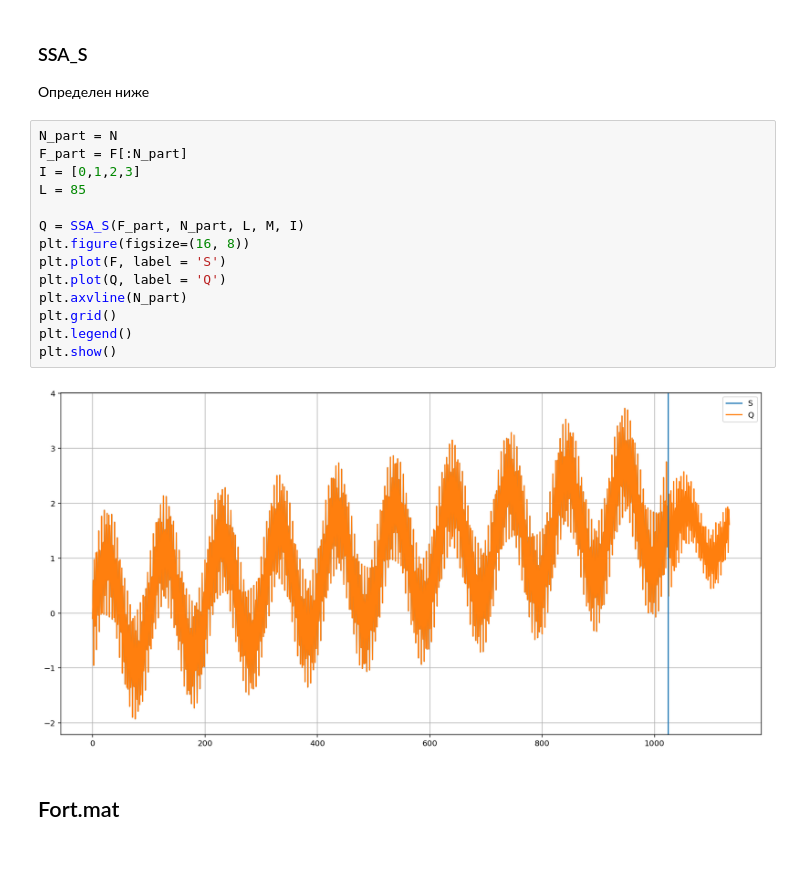
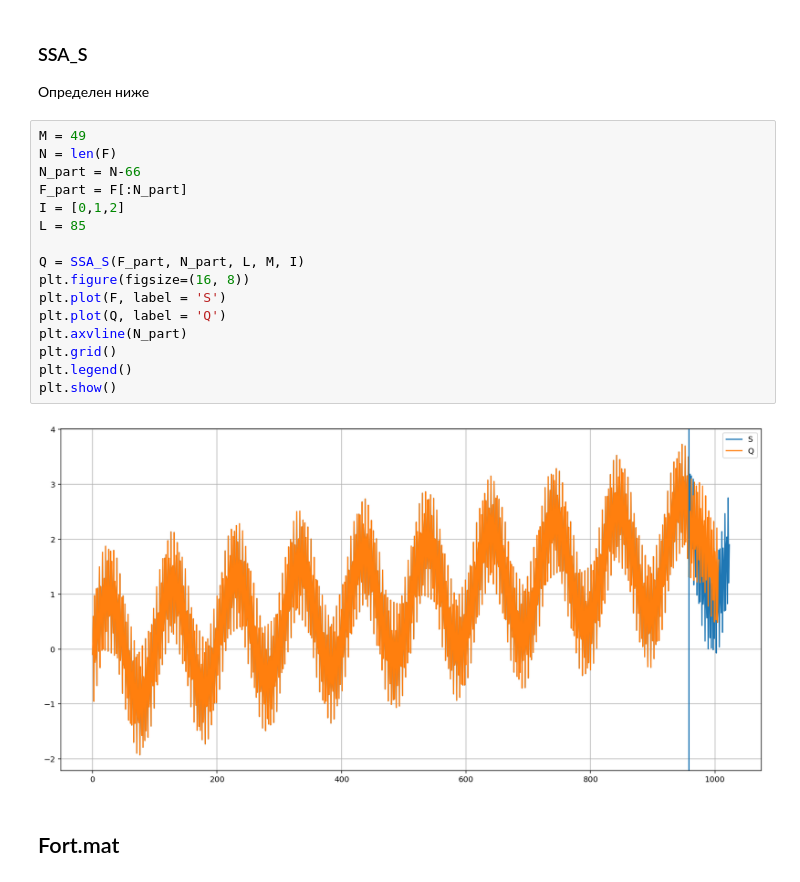
Before and after one commit to ghspbravo/TSA-ep2, a Jupyter notebook: LR1/LR1.ipynb, the cells around one changed output. Drawn from its saved outputs; the diff is of its cells as text.

```diff
--- a/LR1/LR1.ipynb
+++ b/LR1/LR1.ipynb
@@ -239,21 +237,23 @@ plt.show()
 
 Определен ниже
 # %%
-N_part = N
+M = 49
+N = len(F)
+N_part = N-66
 F_part = F[:N_part]
-I = [0,1,2,3]
+I = [0,1,2]
 L = 85
 
 Q = SSA_S(F_part, N_part, L, M, I)
 plt.figure(figsize=(16, 8))
 plt.plot(F, label = 'S')
 plt.plot(Q, label = 'Q')
 plt.axvline(N_part)
 plt.grid()
 plt.legend()
 plt.show()
 # %% [output]
-[figure, old version]
+[figure, new version]
 # %% [markdown]
 ## Fort.mat
 # %%
```
Also changed, not shown: parts of 4 cells of this notebook.
